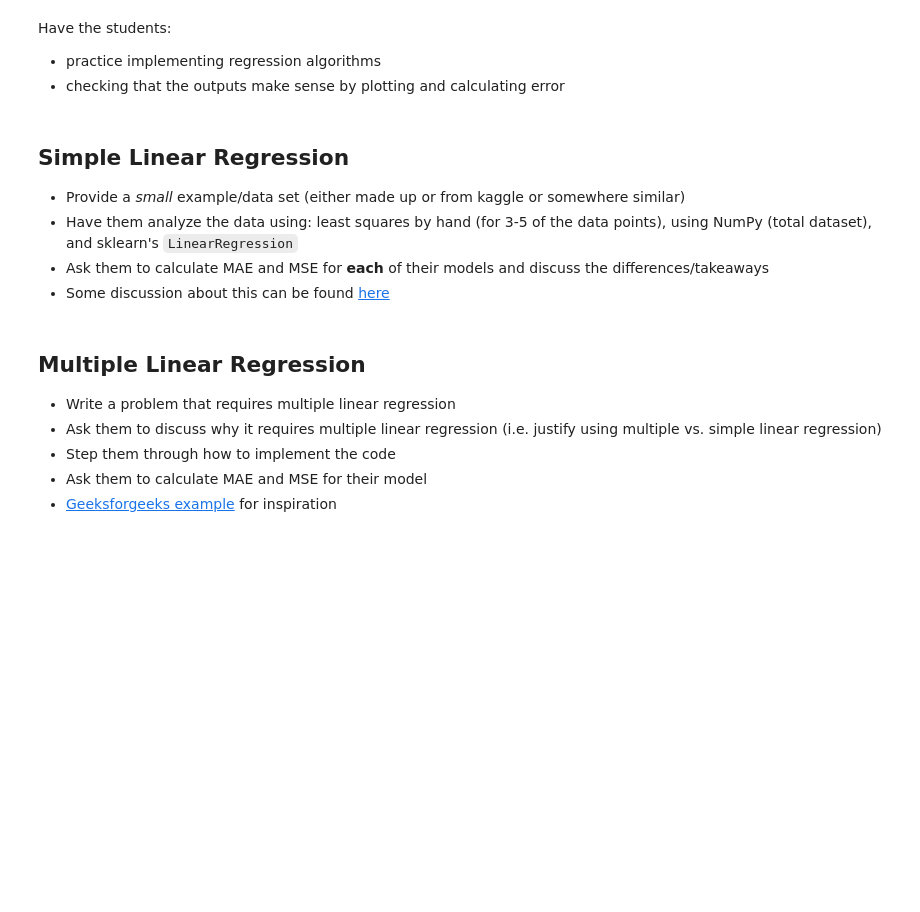
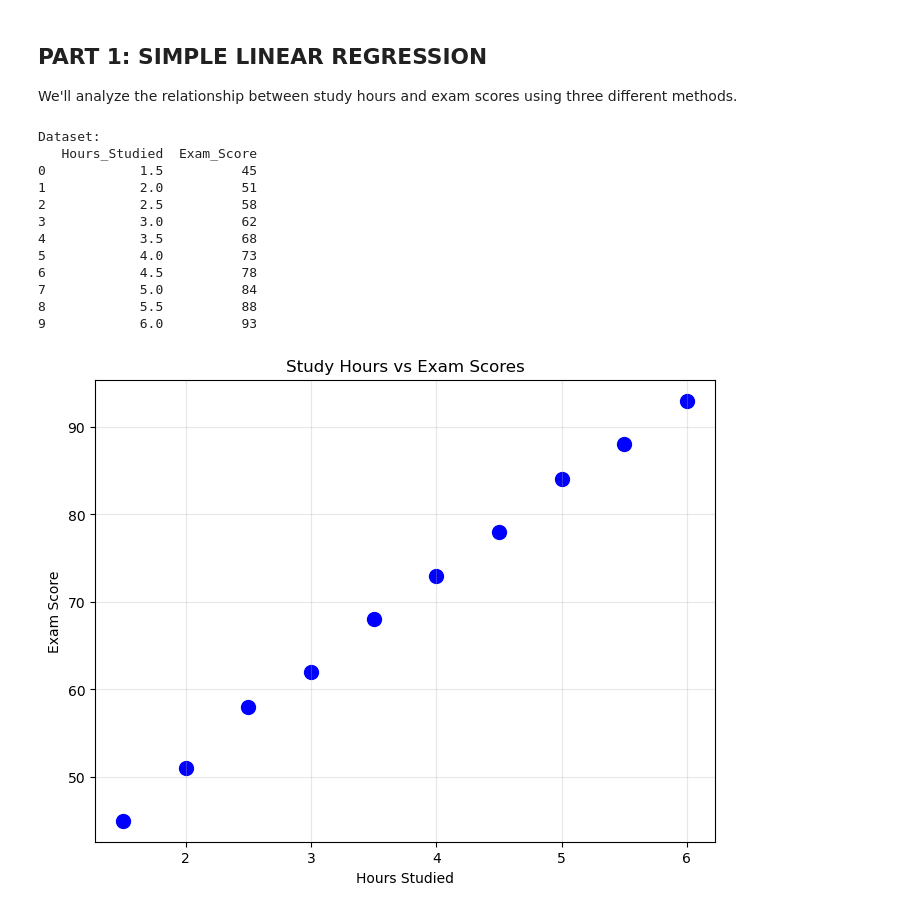
Before and after one commit to willcho5603/bwsi-comp-problem-solving, a Jupyter notebook: mod5_supervised_learning/3_more_regression.ipynb, the cells around one changed output. Drawn from its saved outputs; the diff is of its cells as text; code cells hidden in the pictures; blank space fills up the shorter version.

```diff
--- a/mod5_supervised_learning/3_more_regression.ipynb
+++ b/mod5_supervised_learning/3_more_regression.ipynb
@@ -7,20 +8,42 @@ import matplotlib.pyplot as plt
 from sklearn.model_selection import train_test_split
 from sklearn.linear_model import LinearRegression
 from sklearn.metrics import mean_squared_error, mean_absolute_error
-# %% [markdown]
-Have the students:
-- practice implementing regression algorithms
-- checking that the outputs make sense by plotting and calculating error
-# %% [markdown]
-## Simple Linear Regression
-- Provide a *small* example/data set (either made up or from kaggle or somewhere similar)
-- Have them analyze the data using: least squares by hand (for 3-5 of the data points), using NumPy (total dataset), and sklearn's `LinearRegression`
-- Ask them to calculate MAE and MSE for **each** of their models and discuss the differences/takeaways
-- Some discussion about this can be found [here](https://stackoverflow.com/questions/36573046/difference-between-numpy-linalg-lstsq-and-sklearn-linear-model-linearregression)
-# %% [markdown]
-## Multiple Linear Regression
-- Write a problem that requires multiple linear regression
-- Ask them to discuss why it requires multiple linear regression (i.e. justify using multiple vs. simple linear regression)
-- Step them through how to implement the code
-- Ask them to calculate MAE and MSE for their model
-- [Geeksforgeeks example](https://www.geeksforgeeks.org/machine-learning/multiple-linear-regression-with-scikit-learn/) for inspiration
+# %% [markdown]
+ ## PART 1: SIMPLE LINEAR REGRESSION
+
+
+
+ We'll analyze the relationship between study hours and exam scores using three different methods.
+# %%
+# Dataset: Study Hours vs Exam Scores
+data = {
+    'Hours_Studied': [1.5, 2.0, 2.5, 3.0, 3.5, 4.0, 4.5, 5.0, 5.5, 6.0],
+    'Exam_Score': [45, 51, 58, 62, 68, 73, 78, 84, 88, 93]
+}
+df = pd.DataFrame(data)
+
+print("Dataset:")
+print(df)
+
+# Visualize the data
+plt.figure(figsize=(8, 6))
+plt.scatter(df['Hours_Studied'], df['Exam_Score'], color='blue', s=100)
+plt.xlabel('Hours Studied')
+plt.ylabel('Exam Score')
+plt.title('Study Hours vs Exam Scores')
+plt.grid(True, alpha=0.3)
+plt.show()
+# %% [output]
+Dataset:
+   Hours_Studied  Exam_Score
+0            1.5          45
+1            2.0          51
+2            2.5          58
+3            3.0          62
+4            3.5          68
+5            4.0          73
+6            4.5          78
+7            5.0          84
+8            5.5          88
+9            6.0          93
+[figure, added]
```
Also changed, not shown: parts of 24 cells of this notebook.
